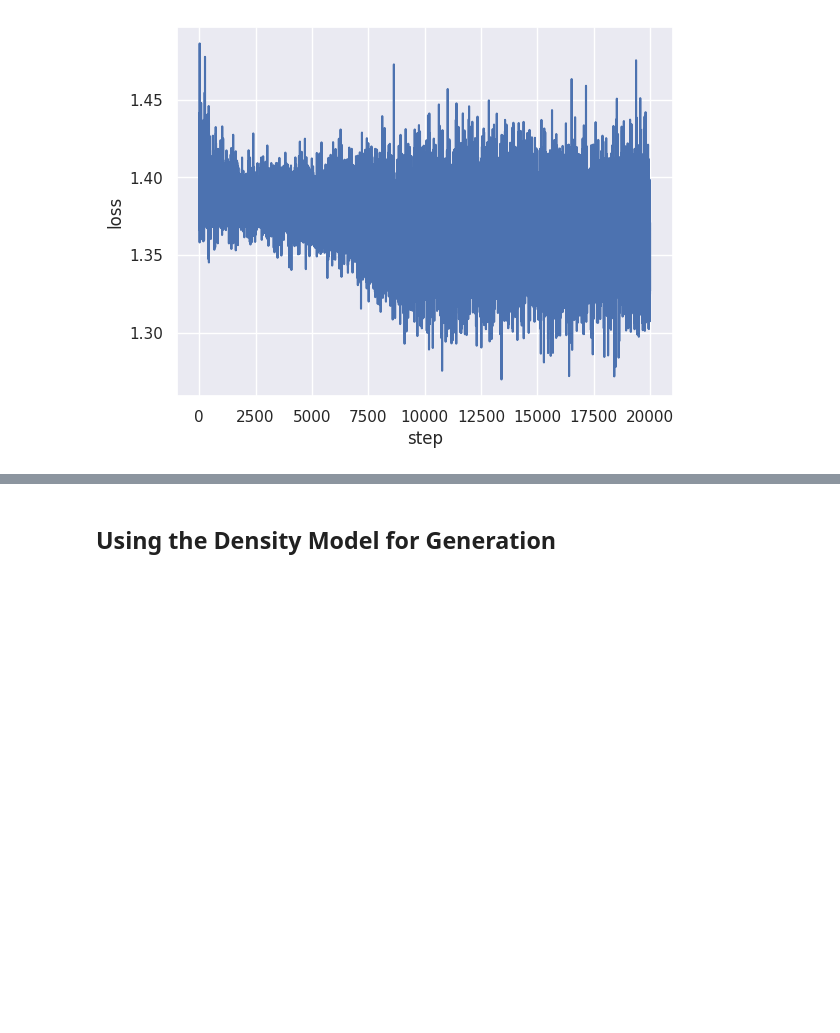
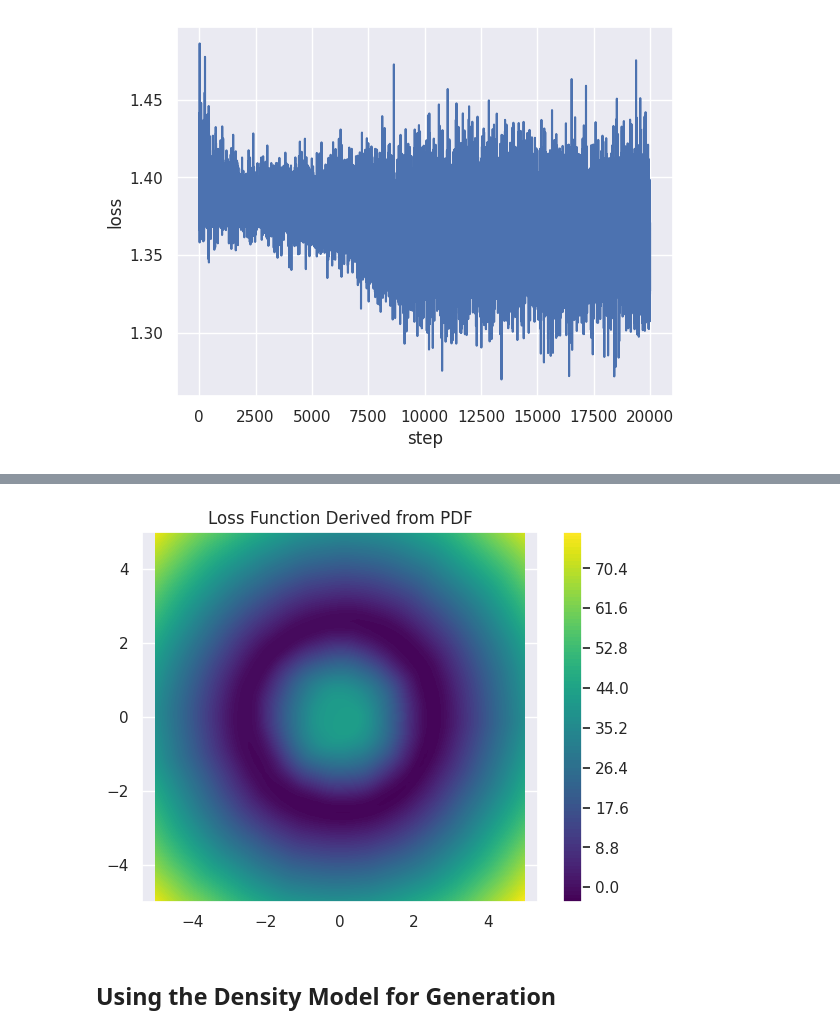
Before and after one commit to DylanCope/jax-neural-density-estimation, a Jupyter notebook: diffusion_pdf.ipynb, the cells around one changed output, grey strips where cells are left out. Cells and saved outputs as stored; diff of their text form; code cells hidden in the pictures; blank space fills up the shorter version.

```diff
--- a/diffusion_pdf.ipynb
+++ b/diffusion_pdf.ipynb
@@ -231,3 +235,26 @@ plt.gca().spines["right"].set_visible(False)
+# %%
+def diffusion_pdf(x):
+    sigmas = FULL_NOISE_SCALES[1:]
+    x = jnp.array([x for _ in sigmas])
+    sigmas = jnp.array(sigmas)[:, np.newaxis]
+    inputs = (x, sigmas)
+    return -jnp.sum(density_model.apply(train_state.params, inputs))
+
+
+x = np.linspace(-5, 5, 100)
+y = np.linspace(-5, 5, 100)
+X, Y = np.meshgrid(x, y)
+
+grid_xs = np.stack([X.ravel(), Y.ravel()], axis=-1)
+ratios = jax.vmap(diffusion_pdf)(grid_xs).reshape(X.shape)
+
+plt.contourf(X, Y, ratios, levels=100, cmap="viridis")
+plt.colorbar()
+plt.axis("equal")
+plt.title('Loss Function Derived from PDF')
+plt.show()
+# %% [output]
+[figure, added]
 # %% [markdown]
 ## Using the Density Model for Generation
 # %%
```
Also changed, not shown: parts of 12 cells of this notebook.
